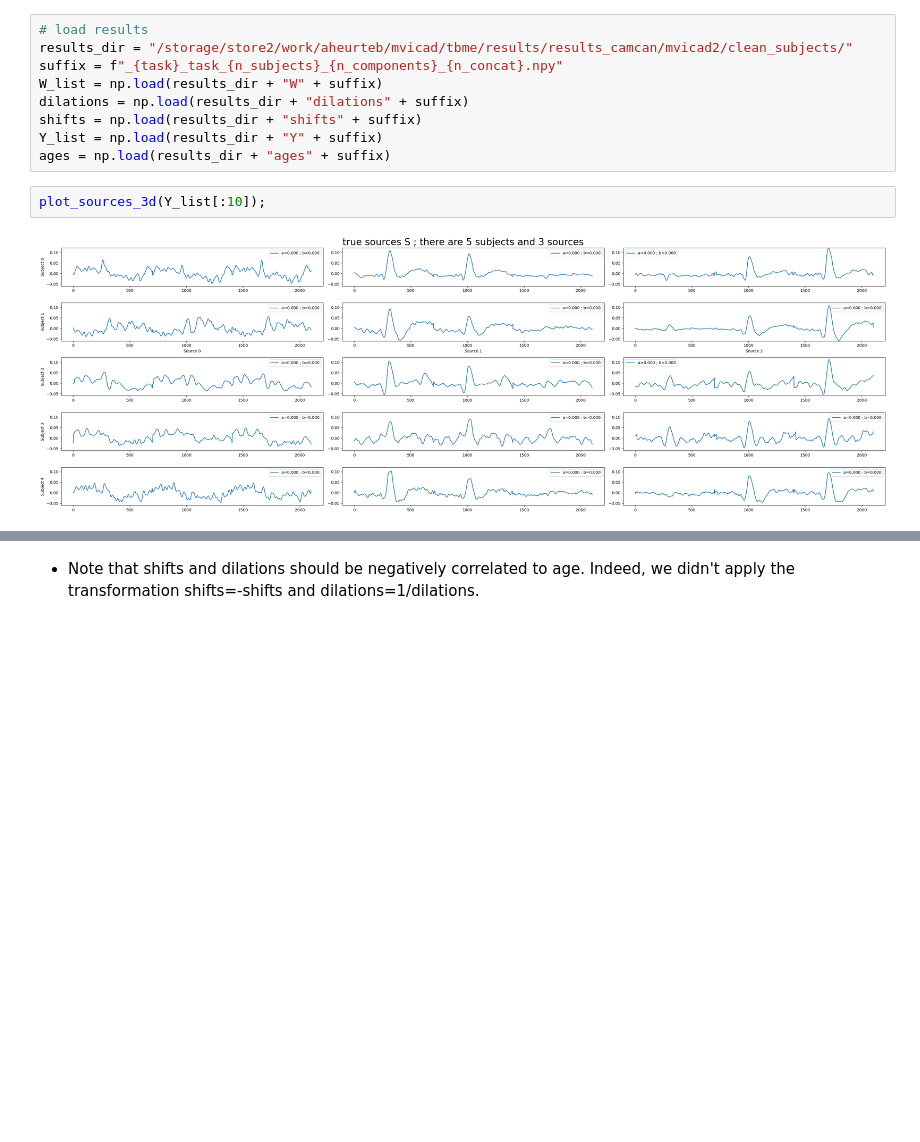
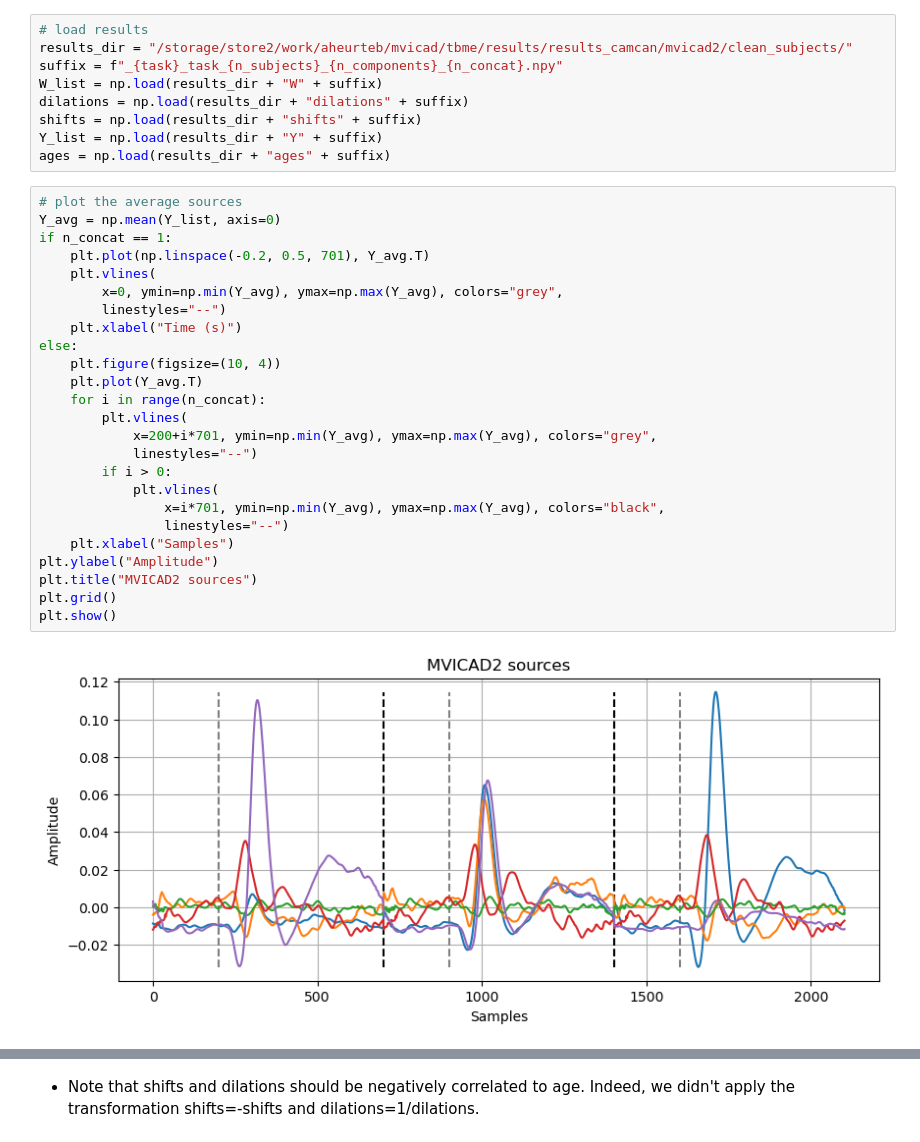
Before and after one commit to AmbroiseHeurtebise/internship_m2, a Jupyter notebook: tbme/plots/plots_camcan/plot_camcan.ipynb, the cells around one changed output, grey strips where cells are left out. Drawn from its saved outputs; the diff is of its cells as text; blank space fills up the shorter version.

```diff
--- a/tbme/plots/plots_camcan/plot_camcan.ipynb
+++ b/tbme/plots/plots_camcan/plot_camcan.ipynb
@@ -17,7 +18,30 @@ dilations = np.load(results_dir + "dilations" + suffix)
 shifts = np.load(results_dir + "shifts" + suffix)
 Y_list = np.load(results_dir + "Y" + suffix)
 ages = np.load(results_dir + "ages" + suffix)
-# %%
-plot_sources_3d(Y_list[:10]);
-# %% [output]
-[figure, removed]
+# %%
+# plot the average sources
+Y_avg = np.mean(Y_list, axis=0)
+if n_concat == 1:
+    plt.plot(np.linspace(-0.2, 0.5, 701), Y_avg.T)
+    plt.vlines(
+        x=0, ymin=np.min(Y_avg), ymax=np.max(Y_avg), colors="grey",
+        linestyles="--")
+    plt.xlabel("Time (s)")
+else:
+    plt.figure(figsize=(10, 4))
+    plt.plot(Y_avg.T)
+    for i in range(n_concat):
+        plt.vlines(
+            x=200+i*701, ymin=np.min(Y_avg), ymax=np.max(Y_avg), colors="grey",
+            linestyles="--")
+        if i > 0:
+            plt.vlines(
+                x=i*701, ymin=np.min(Y_avg), ymax=np.max(Y_avg), colors="black",
+                linestyles="--")
+    plt.xlabel("Samples")
+plt.ylabel("Amplitude")
+plt.title("MVICAD2 sources")
+plt.grid()
+plt.show()
+# %% [output]
+[figure, added]
```
Also changed, not shown: parts of 6 cells of this notebook.
